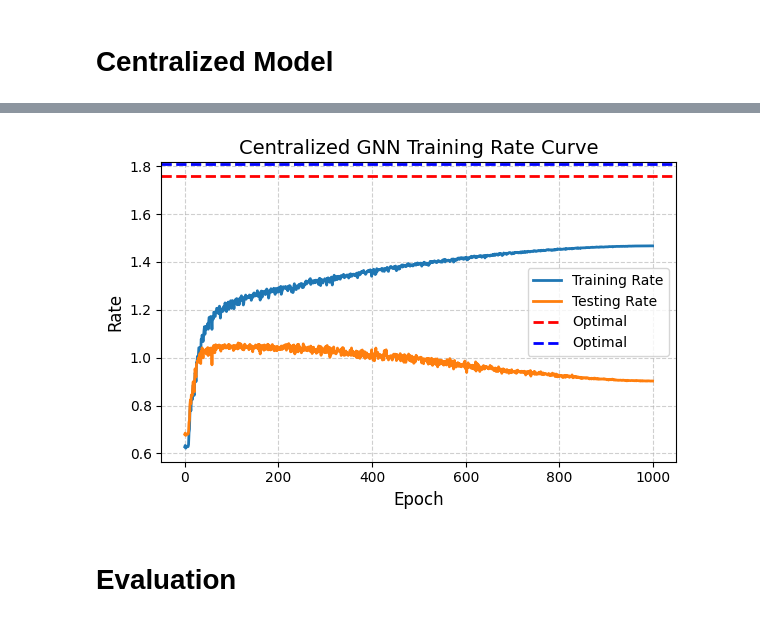
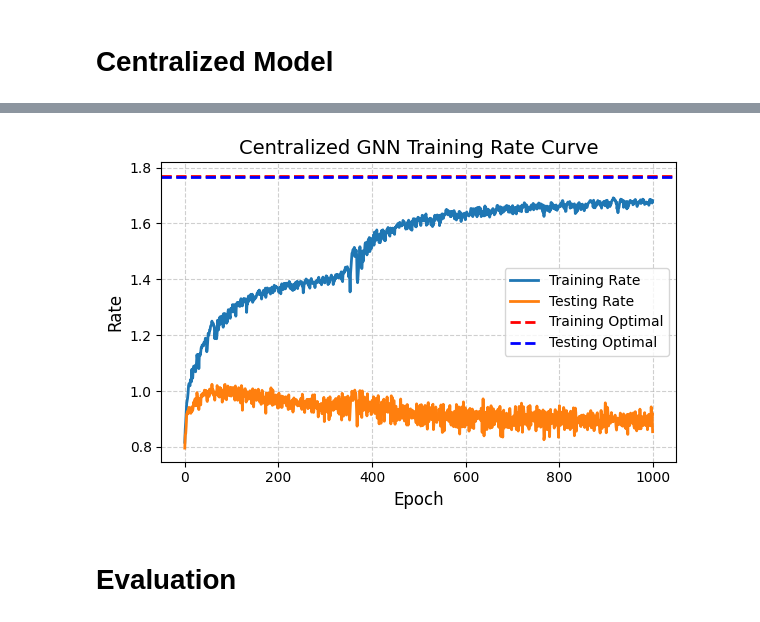
Before and after one commit to LeGiangK62/GNN_FL_cf_mMIMO, a Jupyter notebook: cen_GNN.ipynb, the cells around one changed output, grey strips where cells are left out. Saved outputs shown, nothing was run; the diff lists cells and outputs as text; code cells hidden in the pictures.

```diff
--- a/cen_GNN.ipynb
+++ b/cen_GNN.ipynb
@@ -19,7 +19,7 @@ is_edge_update = True
 num_rounds = 250
 eval_round = 0
 batch_size = 16
-num_train = 300
+num_train = 400
 
 num_test = 200
 num_eval = 500
@@ -140,17 +159,41 @@ train_loader_cen = DataLoader(train_data_cen, batch_size=batch_size, shuffle=Tru
 test_data_cen = create_graph(Beta_test, Phi_test, beta_mean, beta_std, 'het', isDecentralized=False)
 test_loader_cen = DataLoader(test_data_cen, batch_size=batch_size, shuffle=False)
+# %%
+# Model Meta
+ap_dim = train_data_cen[0]['AP'].x.shape[1]
+ue_dim = train_data_cen[0]['UE'].x.shape[1]
+edge_dim = train_data_cen[0]['down'].edge_attr.shape[1]
+tt_meta = [('UE', 'up', 'AP'), ('AP', 'down', 'UE')]
+dim_dict = {
+    'UE': ue_dim,
+    'AP': ap_dim,
+    'edge': edge_dim,
+}
 # %%
 cen_model = APHetNet(
     metadata=tt_meta,
     dim_dict=dim_dict,
     out_channels=hidden_channels,
     num_layers=num_gnn_layers,
-    hid_layers=8,
+    hid_layers=hidden_channels//2,
     edge_conv=True
 ).to(device)
+
 # cen_optimizer = torch.optim.Adam(cen_model.parameters(), lr=cen_lr)
-cen_optimizer = torch.optim.AdamW(cen_model.parameters(), lr=cen_lr, weight_decay=1e-5)
-# cen_scheduler = StepLR(cen_optimizer, step_size=50, gamma=0.6)
-cen_scheduler = torch.optim.lr_scheduler.CosineAnnealingLR(
-    cen_optimizer, T_max=num_epochs_cen, eta_min=5e-5
+cen_optimizer = torch.optim.AdamW(
+    cen_model.parameters(), lr=cen_lr, weight_decay=1e-5
 )
+
+
+cen_scheduler = torch.optim.lr_scheduler.StepLR(
+    cen_optimizer, step_size=200, gamma=0.6
+)
+# cen_scheduler = torch.optim.lr_scheduler.CosineAnnealingLR(
+#     cen_optimizer, T_max=num_epochs_cen, eta_min=5e-5
+# )
+
+# cen_scheduler = torch.optim.lr_scheduler.OneCycleLR(
+#     cen_optimizer, max_lr=cen_lr,
+#     steps_per_epoch=len(train_loader_cen),
+#     epochs=num_epochs_cen, pct_start=0.1
+# )
@@ -201,20 +242,20 @@ Epoch 901/1000 | Train Loss: -1.4629 | Train Rate: 1.4634 | Test Rate: 0.9093
 # %%
 import matplotlib.pyplot as plt
 
 plt.figure(figsize=(6,4))
 plt.plot(all_rate, label='Training Rate', linewidth=2)
 plt.plot(all_rate_test, label='Testing Rate', linewidth=2)
-plt.axhline(y=np.mean(opt_train_rates[train_idx]), linewidth=2, color='r', linestyle='--', label='Optimal')
-plt.axhline(y=np.mean(opt_train_rates[test_idx]), linewidth=2, color='b', linestyle='--', label='Optimal')
+plt.axhline(y=np.mean(opt_train_rates[train_idx]), linewidth=2, color='r', linestyle='--', label='Training Optimal')
+plt.axhline(y=np.mean(opt_train_rates[test_idx]), linewidth=2, color='b', linestyle='--', label='Testing Optimal')
 plt.xlabel('Epoch', fontsize=12)
 plt.ylabel('Rate', fontsize=12)
 plt.title('Centralized GNN Training Rate Curve', fontsize=14)
 plt.grid(True, linestyle='--', alpha=0.6)
 plt.legend()
 plt.tight_layout()
 plt.show()
 # %% [output]
-[figure, old version]
+[figure, new version]
 # %% [markdown]
 # Evaluation
 # %%
```
Also changed, not shown: parts of 4 cells of this notebook, 4 other files.
